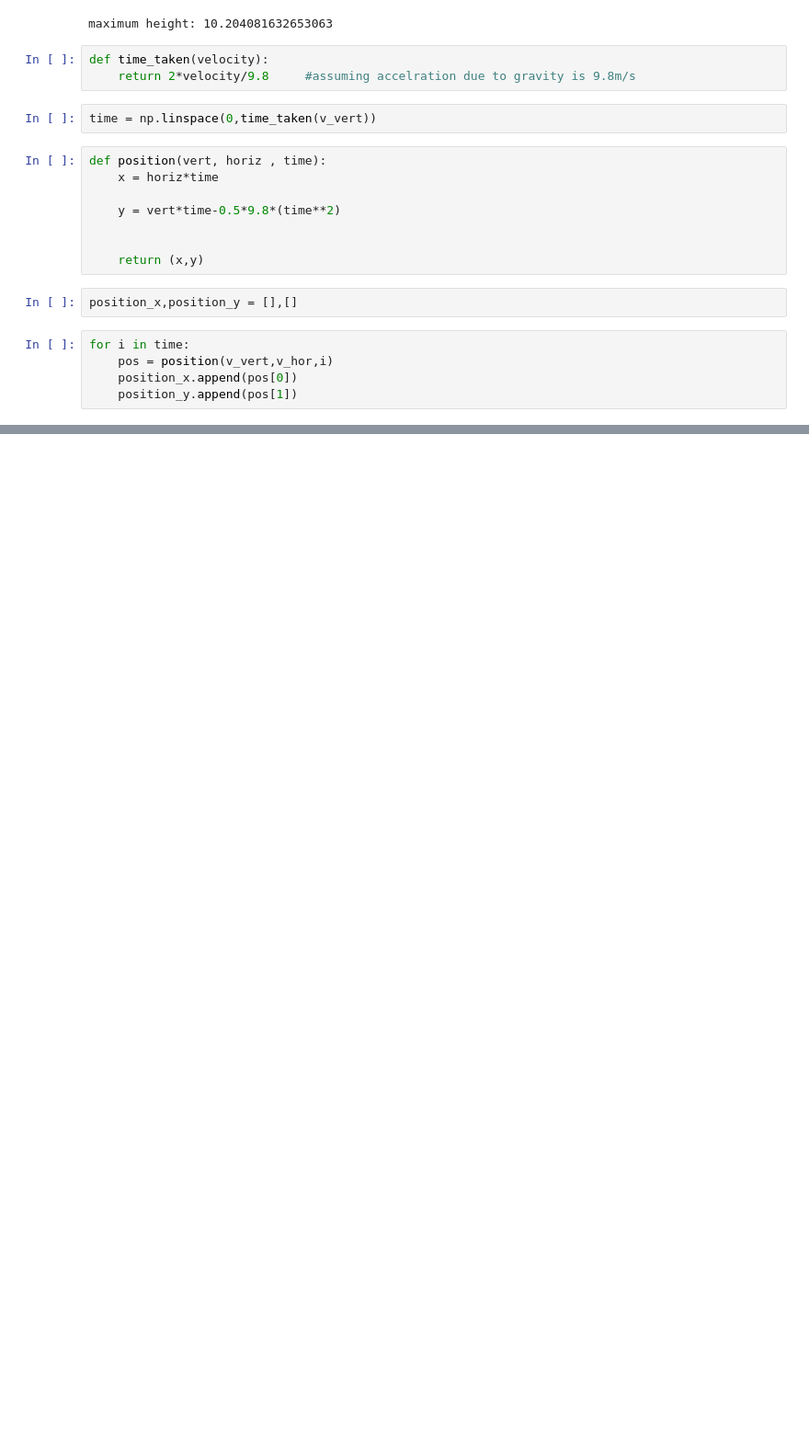
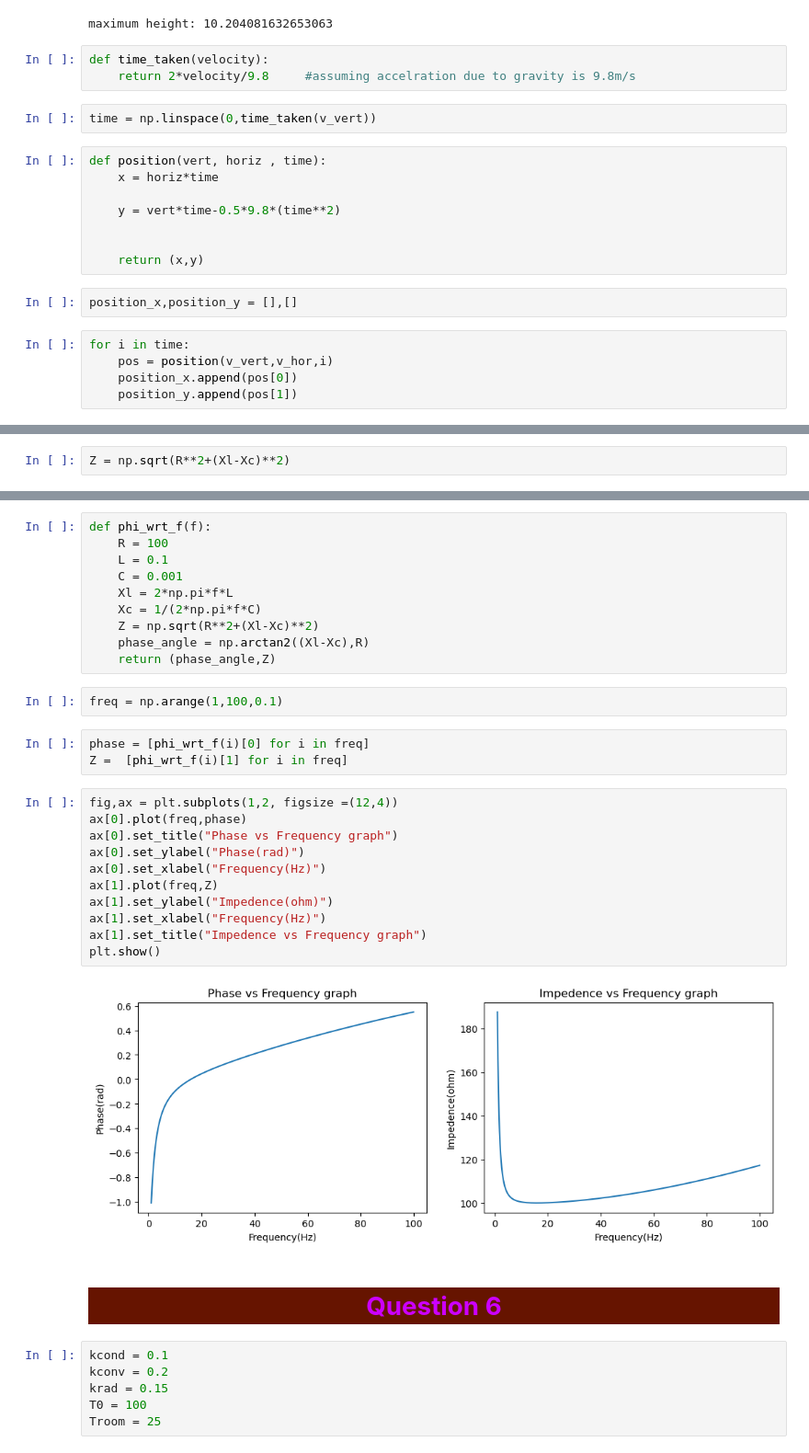
Before and after one commit to ragnar-vallhala/AI_ML_Dept_IIT_Jammu, a Jupyter notebook: Set_1/set1.ipynb, the cells around one changed output, grey strips where cells are left out. Shown: that part at 92% size. Cells and saved outputs as stored; diff of their text form; blank space fills up the shorter version.

```diff
--- a/Set_1/set1.ipynb
+++ b/Set_1/set1.ipynb
@@ -100,0 +181,2 @@ plt.show()
+# %%
+Z = np.sqrt(R**2+(Xl-Xc)**2)
@@ -100,0 +189,36 @@ plt.show()
+# %%
+def phi_wrt_f(f):
+    R = 100
+    L = 0.1
+    C = 0.001
+    Xl = 2*np.pi*f*L
+    Xc = 1/(2*np.pi*f*C)
+    Z = np.sqrt(R**2+(Xl-Xc)**2)
+    phase_angle = np.arctan2((Xl-Xc),R)
+    return (phase_angle,Z)
+# %%
+freq = np.arange(1,100,0.1)
+# %%
+phase = [phi_wrt_f(i)[0] for i in freq]
+Z =  [phi_wrt_f(i)[1] for i in freq]
+# %%
+fig,ax = plt.subplots(1,2, figsize =(12,4))
+ax[0].plot(freq,phase)
+ax[0].set_title("Phase vs Frequency graph")
+ax[0].set_ylabel("Phase(rad)")
+ax[0].set_xlabel("Frequency(Hz)")
+ax[1].plot(freq,Z)
+ax[1].set_ylabel("Impedence(ohm)")
+ax[1].set_xlabel("Frequency(Hz)")
+ax[1].set_title("Impedence vs Frequency graph")
+plt.show()
+# %% [output]
+[figure, added]
+# %% [markdown]
+<h1 style="background-color: #661400; color: #cc00ff;text-align:center; font-weight:bold" >Question 6</h1>
+# %%
+kcond = 0.1
+kconv = 0.2
+krad = 0.15
+T0 = 100
+Troom = 25
```
Also changed, not shown: parts of 36 cells of this notebook.
